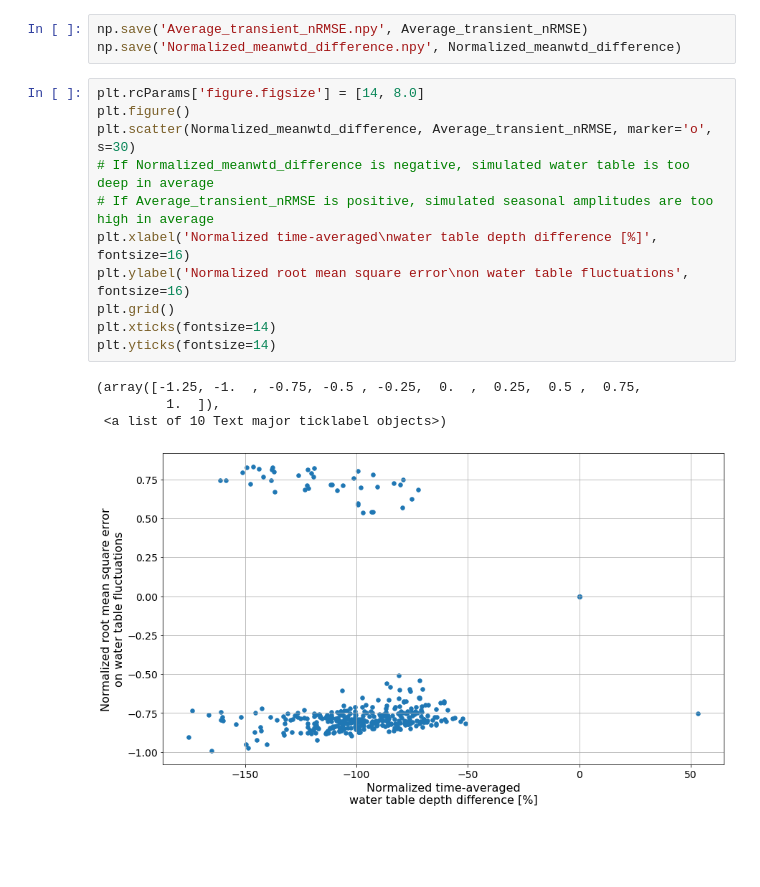
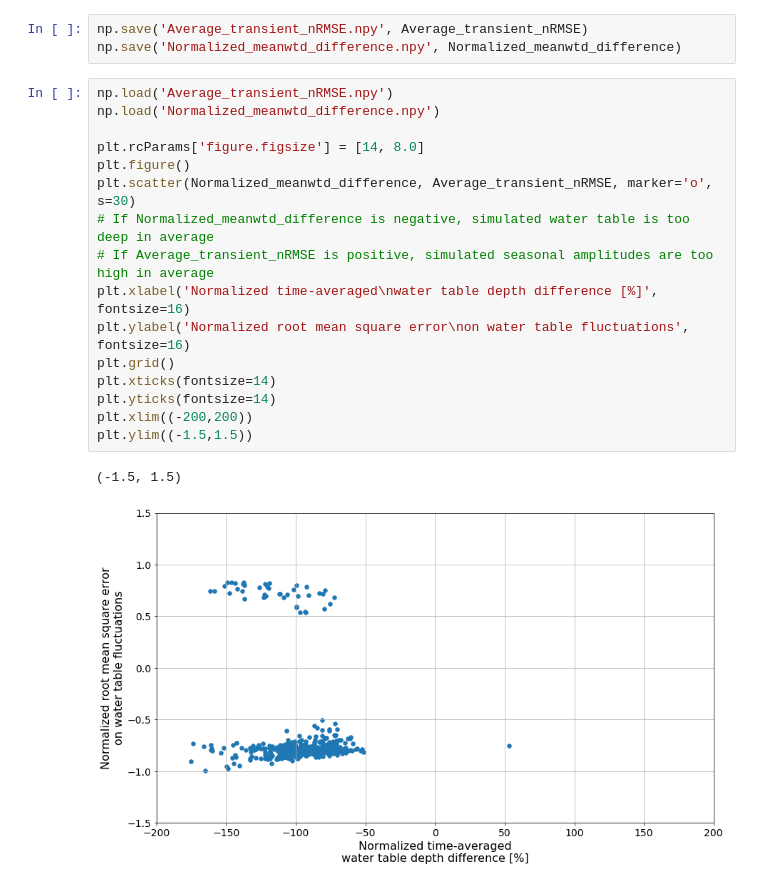
Before and after one commit to mikhailsmilovic/FUSE, a Jupyter notebook: Jupyter notebooks/Extract_GW_fromCalib.ipynb, the cells around one changed output. Saved outputs shown, nothing was run; the diff lists cells and outputs as text; blank space fills up the shorter version.

```diff
--- a/Jupyter notebooks/Extract_GW_fromCalib.ipynb
+++ b/Jupyter notebooks/Extract_GW_fromCalib.ipynb
@@ -288,18 +288,21 @@ ModFlow resolution is :  500.0  meters
 np.save('Average_transient_nRMSE.npy', Average_transient_nRMSE)
 np.save('Normalized_meanwtd_difference.npy', Normalized_meanwtd_difference)
 # %%
+np.load('Average_transient_nRMSE.npy')
+np.load('Normalized_meanwtd_difference.npy')
+
 plt.rcParams['figure.figsize'] = [14, 8.0]
 plt.figure()
 plt.scatter(Normalized_meanwtd_difference, Average_transient_nRMSE, marker='o', s=30)
 # If Normalized_meanwtd_difference is negative, simulated water table is too deep in average
 # If Average_transient_nRMSE is positive, simulated seasonal amplitudes are too high in average
 plt.xlabel('Normalized time-averaged\nwater table depth difference [%]', fontsize=16)
 plt.ylabel('Normalized root mean square error\non water table fluctuations', fontsize=16)
 plt.grid()
 plt.xticks(fontsize=14)
 plt.yticks(fontsize=14)
+plt.xlim((-200,200))
+plt.ylim((-1.5,1.5))
 # %% [output]
-(array([-1.25, -1.  , -0.75, -0.5 , -0.25,  0.  ,  0.25,  0.5 ,  0.75,
-         1.  ]),
- <a list of 10 Text major ticklabel objects>)
+(-1.5, 1.5)
-[figure, old version]
+[figure, new version]
```
Also changed, not shown: parts of 1 cell of this notebook, 1 other file.
